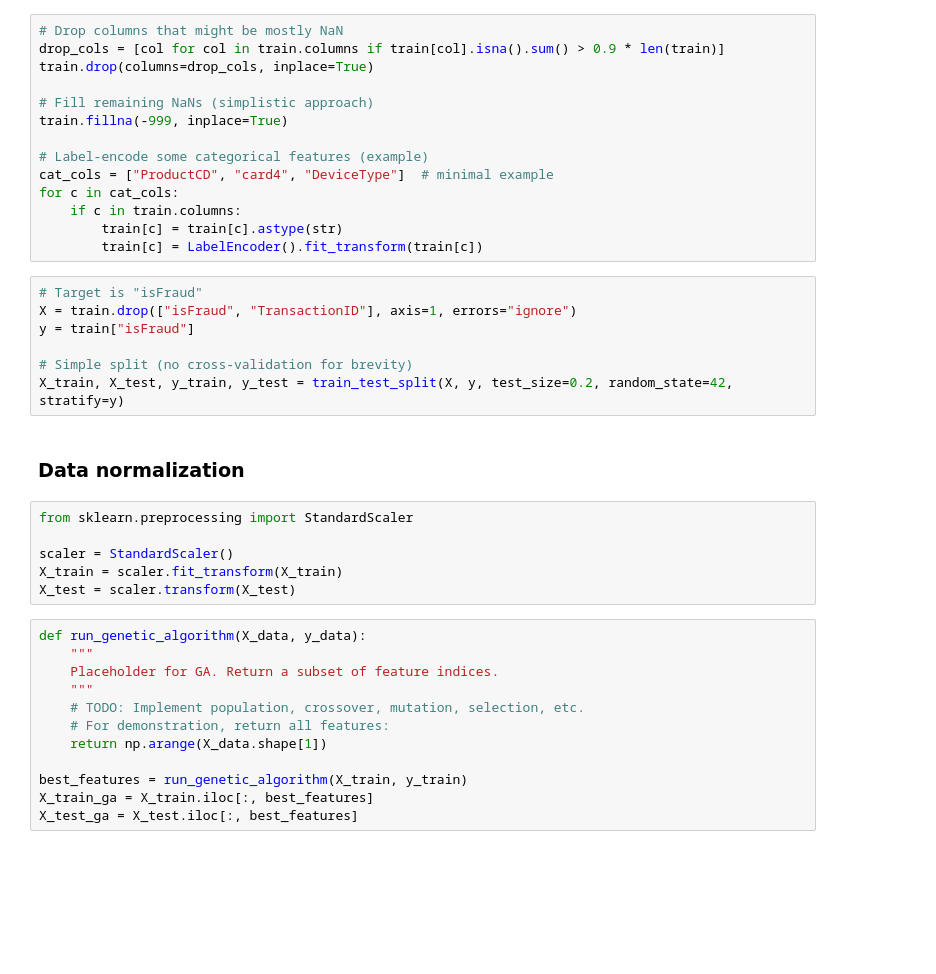
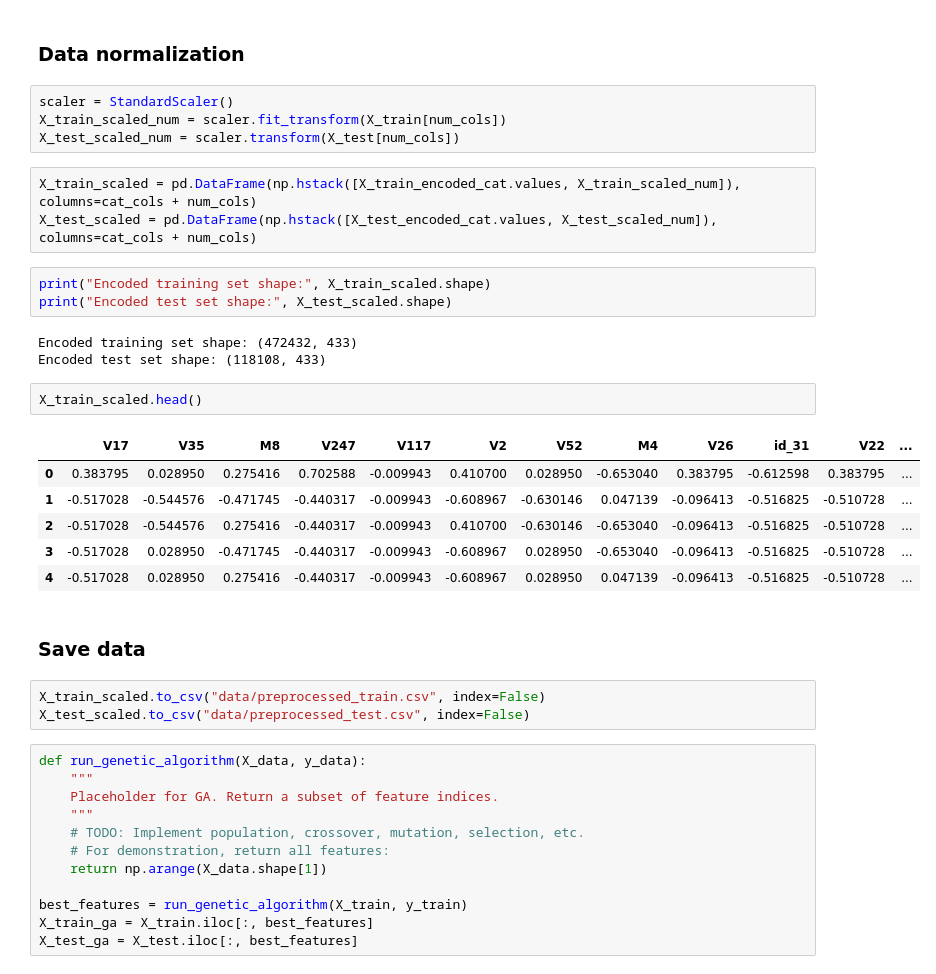
Before and after one commit to poinka/FraudDetection, a Jupyter notebook: main.ipynb, the cells around one changed output. Saved outputs shown, nothing was run; the diff lists cells and outputs as text; blank space fills up the shorter version.

Commit message:
finished preprocessing

```diff
--- a/main.ipynb
+++ b/main.ipynb
@@ -265,32 +206,32 @@ train = train.fillna(0) # fill in nulls with zeroes
-# %%
-# Drop columns that might be mostly NaN
-drop_cols = [col for col in train.columns if train[col].isna().sum() > 0.9 * len(train)]
-train.drop(columns=drop_cols, inplace=True)
-
-# Fill remaining NaNs (simplistic approach)
-train.fillna(-999, inplace=True)
-
-# Label-encode some categorical features (example)
-cat_cols = ["ProductCD", "card4", "DeviceType"]  # minimal example
-for c in cat_cols:
-    if c in train.columns:
-        train[c] = train[c].astype(str)
-        train[c] = LabelEncoder().fit_transform(train[c])
-# %%
-# Target is "isFraud"
-X = train.drop(["isFraud", "TransactionID"], axis=1, errors="ignore")
-y = train["isFraud"]
-
-# Simple split (no cross-validation for brevity)
-X_train, X_test, y_train, y_test = train_test_split(X, y, test_size=0.2, random_state=42, stratify=y)
 # %% [markdown]
 ### Data normalization
 # %%
-from sklearn.preprocessing import StandardScaler
-
 scaler = StandardScaler()
-X_train = scaler.fit_transform(X_train)
-X_test = scaler.transform(X_test)
+X_train_scaled_num = scaler.fit_transform(X_train[num_cols])
+X_test_scaled_num = scaler.transform(X_test[num_cols])
+# %%
+X_train_scaled = pd.DataFrame(np.hstack([X_train_encoded_cat.values, X_train_scaled_num]), columns=cat_cols + num_cols)
+X_test_scaled = pd.DataFrame(np.hstack([X_test_encoded_cat.values, X_test_scaled_num]), columns=cat_cols + num_cols)
+# %%
+print("Encoded training set shape:", X_train_scaled.shape)
+print("Encoded test set shape:", X_test_scaled.shape)
+# %% [output]
+Encoded training set shape: (472432, 433)
+Encoded test set shape: (118108, 433)
+# %%
+X_train_scaled.head()
+# %% [output]
+|  | V17 | V35 | M8 | V247 | V117 | V2 | V52 | M4 | V26 | id_31 | V22 | ... |
+| 0 | 0.383795 | 0.028950 | 0.275416 | 0.702588 | -0.009943 | 0.410700 | 0.028950 | -0.653040 | 0.383795 | -0.612598 | 0.383795 | ... |
+| 1 | -0.517028 | -0.544576 | -0.471745 | -0.440317 | -0.009943 | -0.608967 | -0.630146 | 0.047139 | -0.096413 | -0.516825 | -0.510728 | ... |
+| 2 | -0.517028 | -0.544576 | 0.275416 | -0.440317 | -0.009943 | 0.410700 | -0.630146 | -0.653040 | -0.096413 | -0.516825 | -0.510728 | ... |
+| 3 | -0.517028 | 0.028950 | -0.471745 | -0.440317 | -0.009943 | -0.608967 | 0.028950 | -0.653040 | -0.096413 | -0.516825 | -0.510728 | ... |
+| 4 | -0.517028 | 0.028950 | 0.275416 | -0.440317 | -0.009943 | -0.608967 | 0.028950 | 0.047139 | -0.096413 | -0.516825 | -0.510728 | ... |
+# %% [markdown]
+### Save data
+# %%
+X_train_scaled.to_csv("data/preprocessed_train.csv", index=False)
+X_test_scaled.to_csv("data/preprocessed_test.csv", index=False)
 # %%
 def run_genetic_algorithm(X_data, y_data):
     """
```
Also changed, not shown: parts of 12 cells of this notebook.
